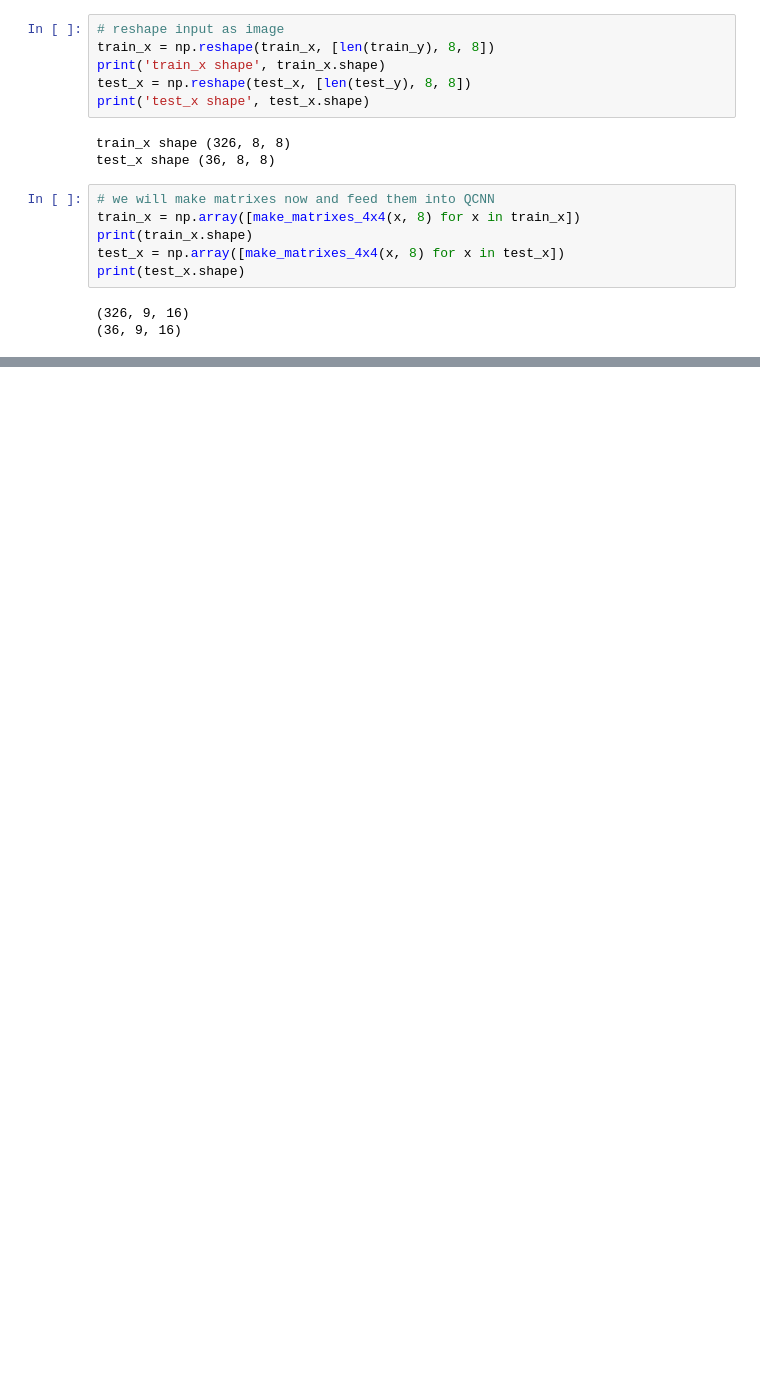
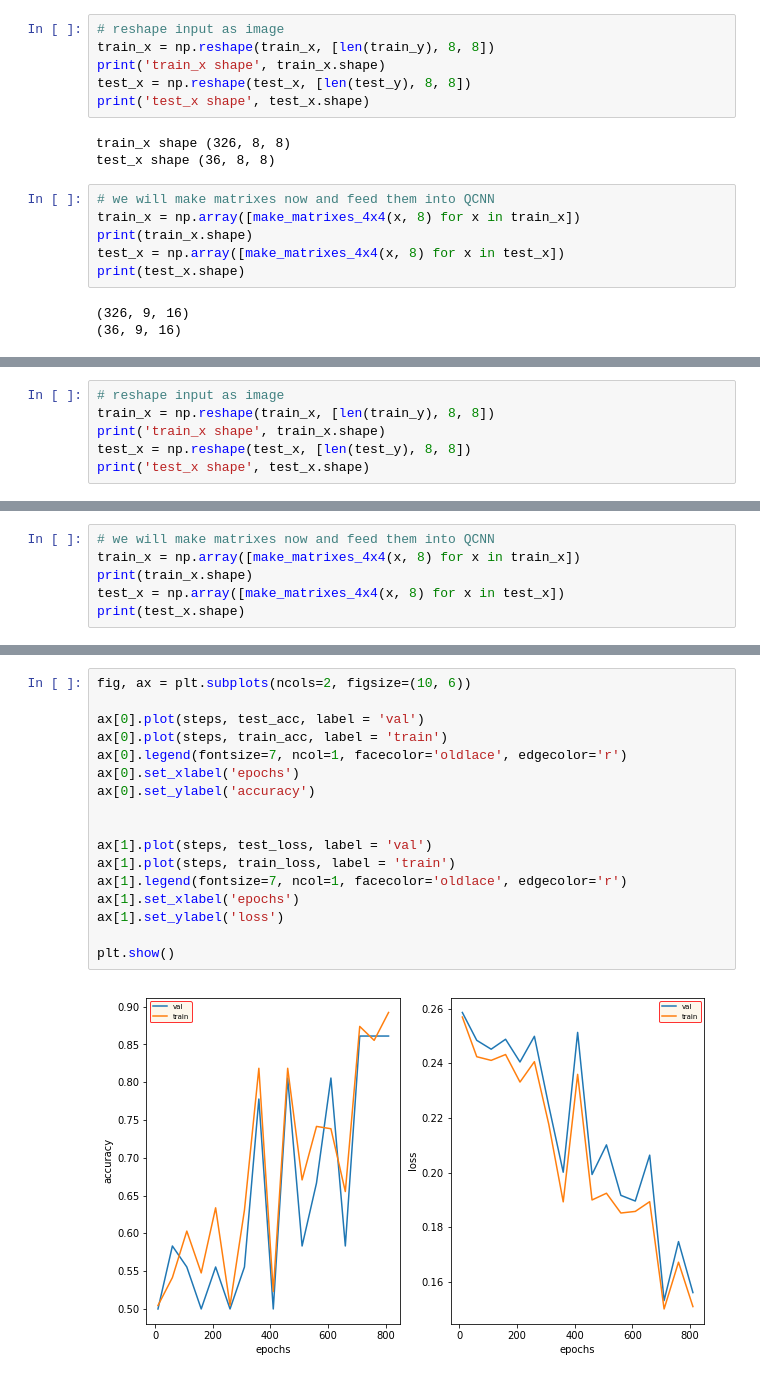
Before and after one commit to Kasymkhankhubiyev/Quatum_ML, a Jupyter notebook: GPU/QML.ipynb, the cells around one changed output, grey strips where cells are left out. Drawn from its saved outputs; the diff is of its cells as text; blank space fills up the shorter version.

```diff
--- a/GPU/QML.ipynb
+++ b/GPU/QML.ipynb
@@ -368,0 +472,6 @@ tensors.shape[0].
+# %%
+# reshape input as image
+train_x = np.reshape(train_x, [len(train_y), 8, 8])
+print('train_x shape', train_x.shape)
+test_x = np.reshape(test_x, [len(test_y), 8, 8])
+print('test_x shape', test_x.shape)
@@ -368,0 +481,6 @@ tensors.shape[0].
+# %%
+# we will make matrixes now and feed them into QCNN
+train_x = np.array([make_matrixes_4x4(x, 8) for x in train_x])
+print(train_x.shape)
+test_x = np.array([make_matrixes_4x4(x, 8) for x in test_x])
+print(test_x.shape)
@@ -368,0 +544,19 @@ tensors.shape[0].
+# %%
+fig, ax = plt.subplots(ncols=2, figsize=(10, 6))
+
+ax[0].plot(steps, test_acc, label = 'val')
+ax[0].plot(steps, train_acc, label = 'train')
+ax[0].legend(fontsize=7, ncol=1, facecolor='oldlace', edgecolor='r')
+ax[0].set_xlabel('epochs')
+ax[0].set_ylabel('accuracy')
+
+
+ax[1].plot(steps, test_loss, label = 'val')
+ax[1].plot(steps, train_loss, label = 'train')
+ax[1].legend(fontsize=7, ncol=1, facecolor='oldlace', edgecolor='r')
+ax[1].set_xlabel('epochs')
+ax[1].set_ylabel('loss')
+
+plt.show()
+# %% [output]
+[figure, added]
```
Also changed, not shown: parts of 24 cells of this notebook.
